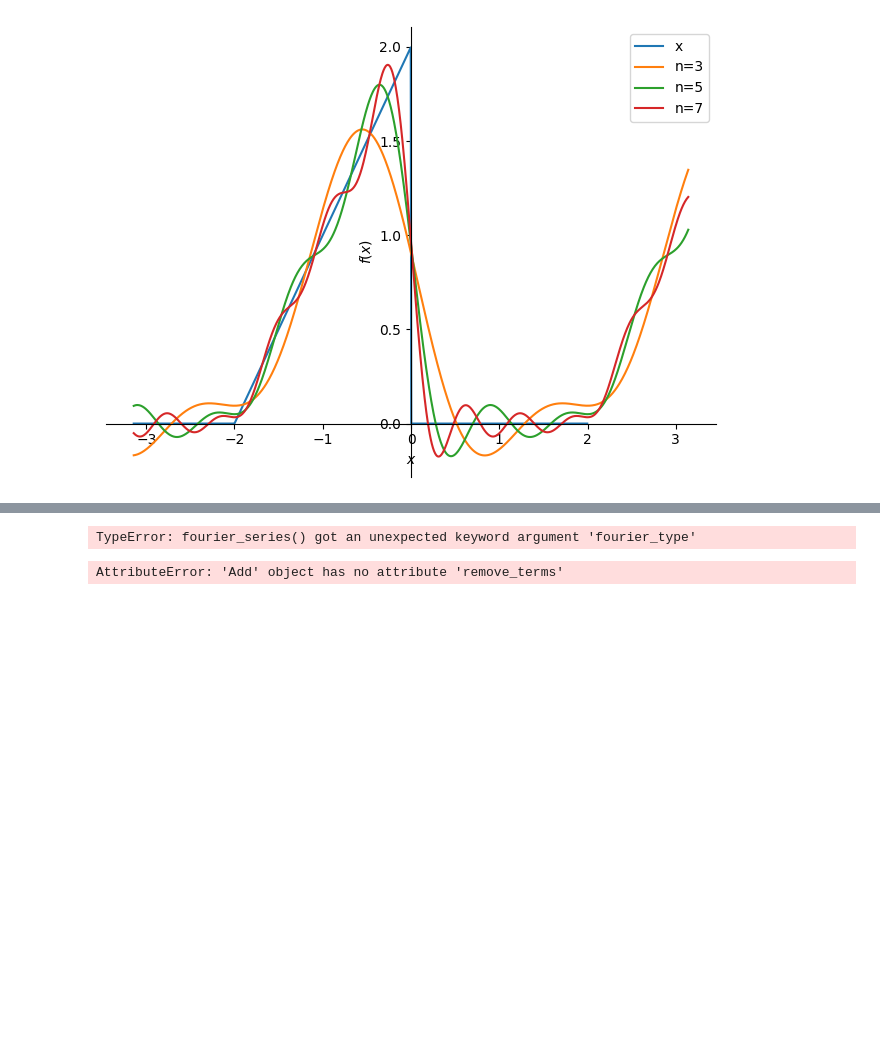
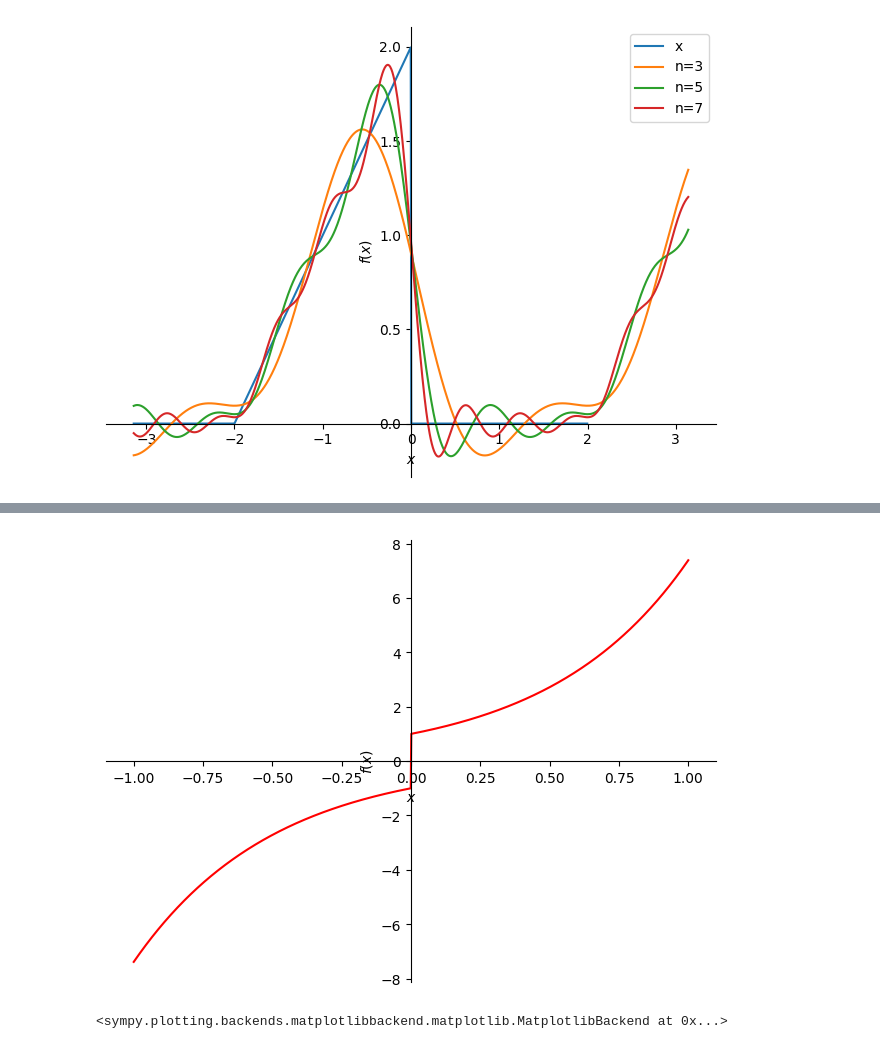
Before and after one commit to mi622/EDP, a Jupyter notebook: Notebooks/Fourier_sympy.ipynb, the cells around one changed output, grey strips where cells are left out. Saved outputs shown, nothing was run; the diff lists cells and outputs as text; code cells hidden in the pictures; blank space fills up the shorter version.

```diff
--- a/Notebooks/Fourier_sympy.ipynb
+++ b/Notebooks/Fourier_sympy.ipynb
@@ -76,52 +40,13 @@ p.show()
-# %%
-from sympy import fourier_series, exp, pi, plot, sin
-from sympy.abc import x
-
-# Definir la función e^(2x) en el intervalo [0, 1]
-f = exp(2*x)
-
-# Crear la serie de Fourier usando solo senos (debe ser una serie impar)
-s = fourier_series(f, (x, 0, 1), fourier_type='sine')
-
-# Truncar la serie de Fourier para obtener aproximaciones de orden 3, 5, y 7
-s1 = s.truncate(n=3)
-s2 = s.truncate(n=5)
-s3 = s.truncate(n=7)
-
-# Graficar la función original y las aproximaciones de Fourier con solo senos
-p = plot(f, s1, s2, s3, (x, 0, 1), show=False, legend=True)
-
-# Etiquetas de la leyenda
-p[0].label = 'e^(2x)'  # Función original
-p[1].label = 'n=3'     # Aproximación con n=3
-p[2].label = 'n=5'     # Aproximación con n=5
-p[3].label = 'n=7'     # Aproximación con n=7
-
-# Mostrar el gráfico
-p.show()
-# %% [output]
-TypeError: fourier_series() got an unexpected keyword argument 'fourier_type'
-# %%
-from sympy import fourier_series, exp, pi, plot
-from sympy.abc import x
-
-# Definir la función e^(2x) en el intervalo [0, 1]
-f = exp(2*x)
-
-# Crear la serie de Fourier completa (con senos y cosenos) en el intervalo [0, 1]
-s = fourier_series(f, (x, 0, 1))
-
-# Eliminar los términos de seno (dejando solo los cosenos)
-s_cosine = s.truncate(n=7).remove_terms([term for term in s.truncate(n=7).terms() if term[1] != 'cos'])
-
-# Graficar la función original y las aproximaciones de Fourier con solo cosenos
-p = plot(f, s_cosine, (x, 0, 1), show=False, legend=True)
-
-# Etiquetas de la leyenda
-p[0].label = 'e^(2x)'  # Función original
-p[1].label = 'Aprox. con cosenos'  # Aproximación solo con cosenos
-
-
-p.show()
-# %% [output]
-AttributeError: 'Add' object has no attribute 'remove_terms'
+# %%
+
+
+
+
+f=Piecewise((exp(2*x),(x>=0) & (x<=1)),(-exp(-2*x),(x>=-1) & (x<=0)))
+# %%
+
+
+plot(f, (x,-1,1),line_color ='red')
+# %% [output]
+[figure, added]
+<sympy.plotting.backends.matplotlibbackend.matplotlib.MatplotlibBackend at 0x...>
```
Also changed, not shown: parts of 16 cells of this notebook.
